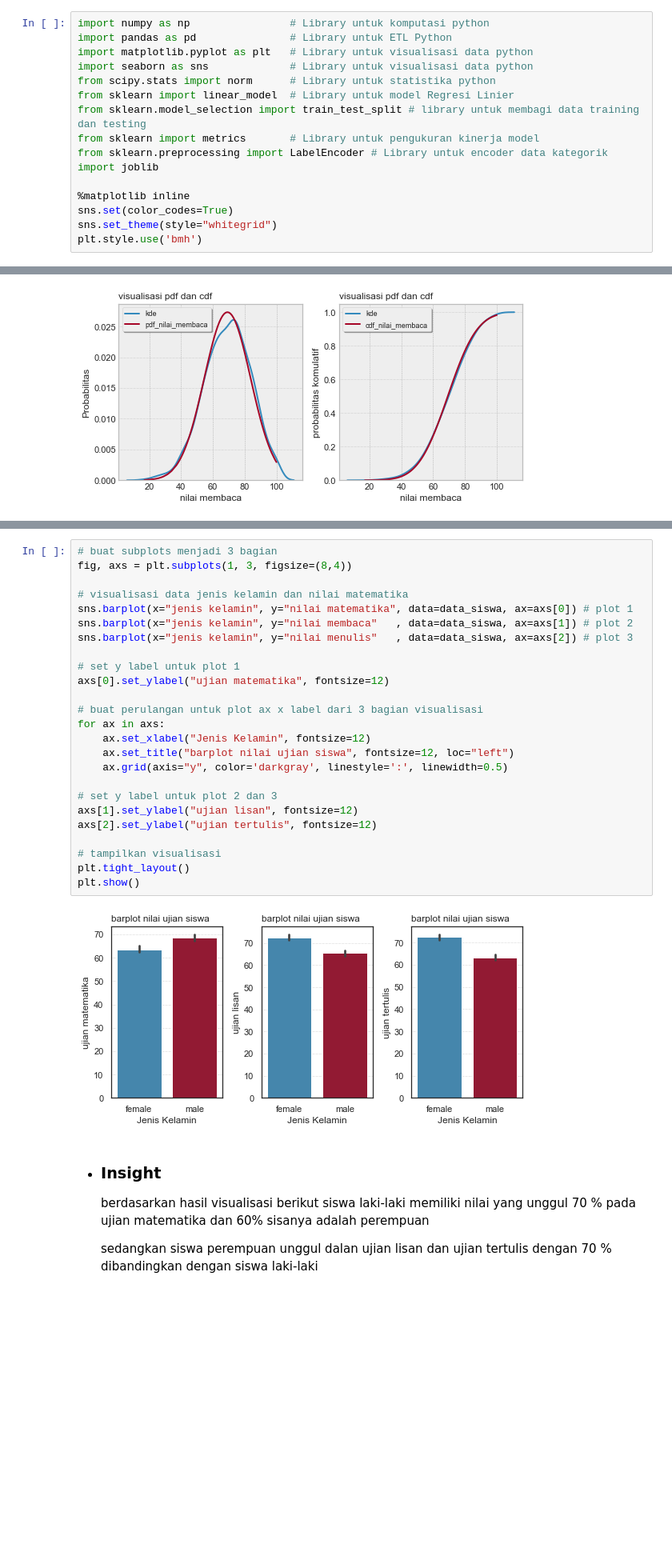
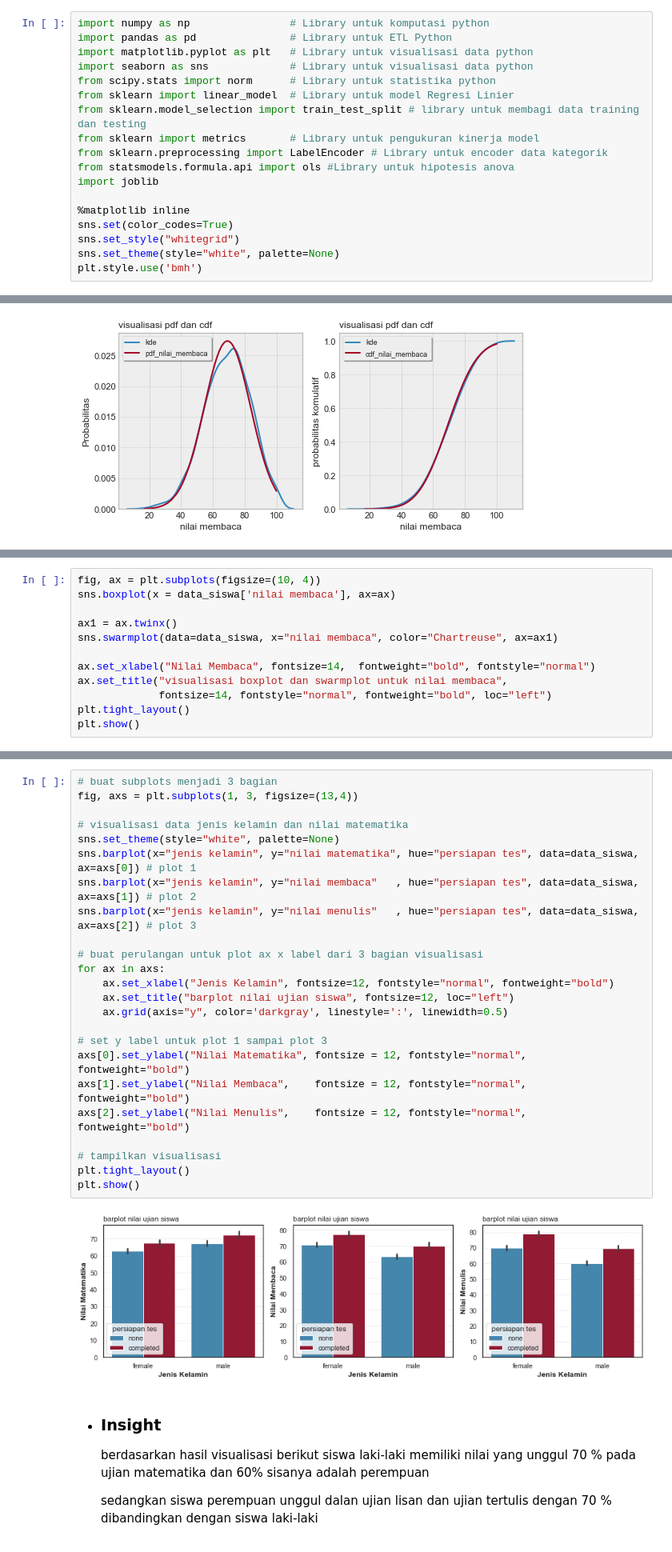
Before and after one commit to AlanFirdaus13/Implementation-student-performance-with-linear-regression-algorithm, a Jupyter notebook: implementation student performance with linear regression algorithm python .ipynb, the cells around one changed output, grey strips where cells are left out. Shown at 80% size. Drawn from its saved outputs; the diff is of its cells as text; blank space fills up the shorter version.

Commit message:
Deteksi Nilai Outlier dan Korelasi

```diff
--- a/implementation student performance with linear regression algorithm python .ipynb
+++ b/implementation student performance with linear regression algorithm python .ipynb
@@ -10,11 +10,13 @@ from sklearn import linear_model  # Library untuk model Regresi Linier
 from sklearn.model_selection import train_test_split # library untuk membagi data training dan testing
 from sklearn import metrics       # Library untuk pengukuran kinerja model
 from sklearn.preprocessing import LabelEncoder # Library untuk encoder data kategorik
+from statsmodels.formula.api import ols #Library untuk hipotesis anova
 import joblib
 
 %matplotlib inline
 sns.set(color_codes=True)
-sns.set_theme(style="whitegrid")
+sns.set_style("whitegrid")
+sns.set_theme(style="white", palette=None)
 plt.style.use('bmh')
 # %% [markdown]
 ## Load and Information Datasheet
@@ -470,0 +699,12 @@ plt.show()
+# %%
+fig, ax = plt.subplots(figsize=(10, 4))
+sns.boxplot(x = data_siswa['nilai membaca'], ax=ax)
+
+ax1 = ax.twinx()
+sns.swarmplot(data=data_siswa, x="nilai membaca", color="Chartreuse", ax=ax1)
+
+ax.set_xlabel("Nilai Membaca", fontsize=14,  fontweight="bold", fontstyle="normal")
+ax.set_title("visualisasi boxplot dan swarmplot untuk nilai membaca",
+             fontsize=14, fontstyle="normal", fontweight="bold", loc="left")
+plt.tight_layout()
+plt.show()
@@ -473,30 +738,29 @@ plt.show()
 # %%
 # buat subplots menjadi 3 bagian
-fig, axs = plt.subplots(1, 3, figsize=(8,4))
+fig, axs = plt.subplots(1, 3, figsize=(13,4))
 
 # visualisasi data jenis kelamin dan nilai matematika
-sns.barplot(x="jenis kelamin", y="nilai matematika", data=data_siswa, ax=axs[0]) # plot 1
-sns.barplot(x="jenis kelamin", y="nilai membaca"   , data=data_siswa, ax=axs[1]) # plot 2
-sns.barplot(x="jenis kelamin", y="nilai menulis"   , data=data_siswa, ax=axs[2]) # plot 3
-
-# set y label untuk plot 1
-axs[0].set_ylabel("ujian matematika", fontsize=12)
+sns.set_theme(style="white", palette=None)
+sns.barplot(x="jenis kelamin", y="nilai matematika", hue="persiapan tes", data=data_siswa, ax=axs[0]) # plot 1
+sns.barplot(x="jenis kelamin", y="nilai membaca"   , hue="persiapan tes", data=data_siswa, ax=axs[1]) # plot 2
+sns.barplot(x="jenis kelamin", y="nilai menulis"   , hue="persiapan tes", data=data_siswa, ax=axs[2]) # plot 3
 
 # buat perulangan untuk plot ax x label dari 3 bagian visualisasi
 for ax in axs:
-    ax.set_xlabel("Jenis Kelamin", fontsize=12)
+    ax.set_xlabel("Jenis Kelamin", fontsize=12, fontstyle="normal", fontweight="bold")
     ax.set_title("barplot nilai ujian siswa", fontsize=12, loc="left")
     ax.grid(axis="y", color='darkgray', linestyle=':', linewidth=0.5)
 
-# set y label untuk plot 2 dan 3
-axs[1].set_ylabel("ujian lisan", fontsize=12)
-axs[2].set_ylabel("ujian tertulis", fontsize=12)
+# set y label untuk plot 1 sampai plot 3
+axs[0].set_ylabel("Nilai Matematika", fontsize = 12, fontstyle="normal", fontweight="bold")
+axs[1].set_ylabel("Nilai Membaca",    fontsize = 12, fontstyle="normal", fontweight="bold")
+axs[2].set_ylabel("Nilai Menulis",    fontsize = 12, fontstyle="normal", fontweight="bold")
 
 # tampilkan visualisasi
 plt.tight_layout()
 plt.show()
 # %% [output]
-[figure, old version]
+[figure, new version]
 # %% [markdown]
 <ul>
     <li>
```
Also changed, not shown: parts of 53 cells of this notebook.
